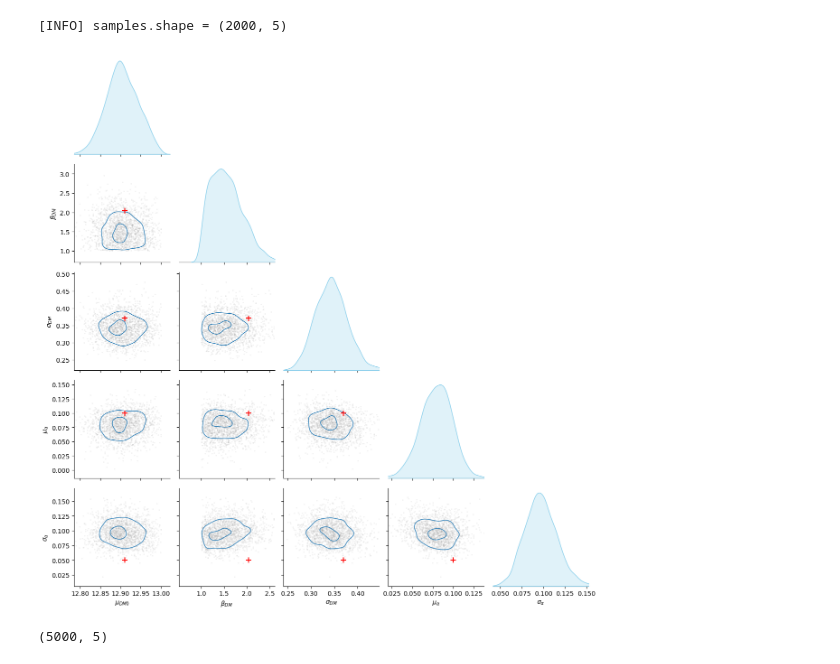
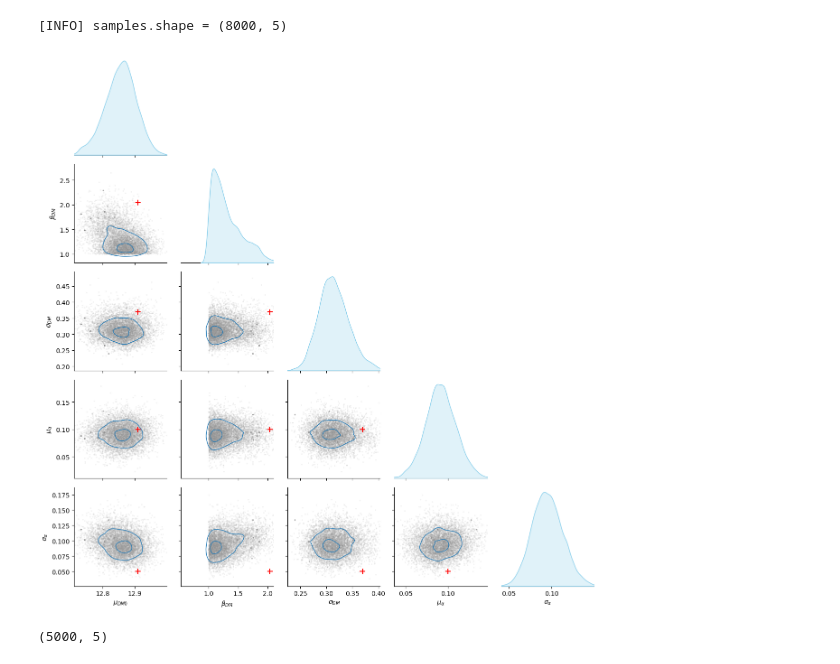
Before and after one commit to zheshishuoshuo/sl_inference_restart, a Jupyter notebook: test_notebook/plot_post.ipynb, the cells around one changed output. Cells and saved outputs as stored; diff of their text form; code cells hidden in the pictures.

```diff
--- a/test_notebook/plot_post.ipynb
+++ b/test_notebook/plot_post.ipynb
@@ -60,16 +60,16 @@ def plot_pairplot_with_truth(
     plt.show()
 # %%
 plot_pairplot_with_truth(
-    hdf5_file="../chains/chains_eta2.h5",
+    hdf5_file="../chains/chains_eta_no_eta1.h5",
     discard=2000,
     thin=10,
     labels=[r"$\mu_{DM0}$", r"$\beta_{DM}$", r"$\sigma_{DM}$", r"$\mu_\alpha$", r"$\sigma_\alpha$"],
     truths=[12.91, 2.04, 0.37, 0.1, 0.05],
     width_factor=3
 )
 # %% [output]
-[INFO] samples.shape = (2000, 5)
+[INFO] samples.shape = (8000, 5)
-[figure, old version]
+[figure, new version]
 # %%
 import numpy as np
 import pandas as pd
```
Also changed, not shown: 5 other files.
